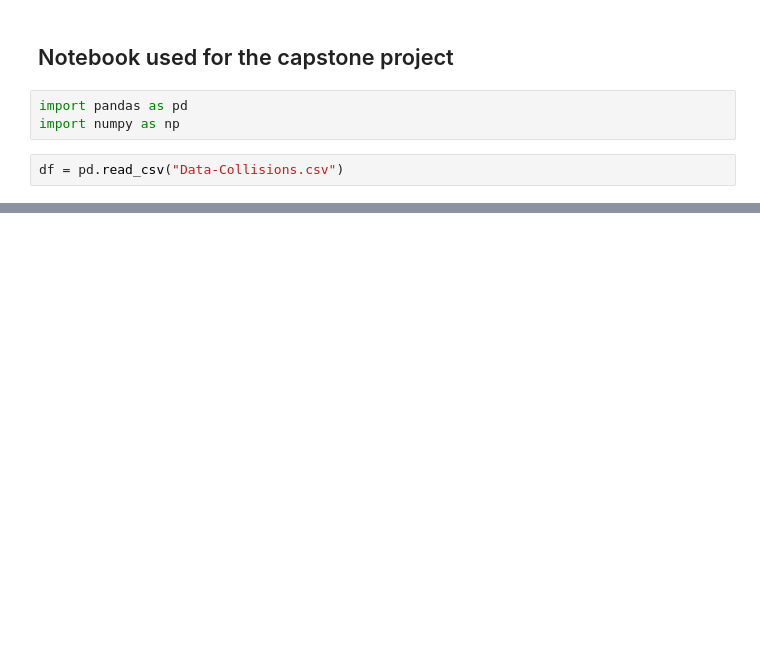
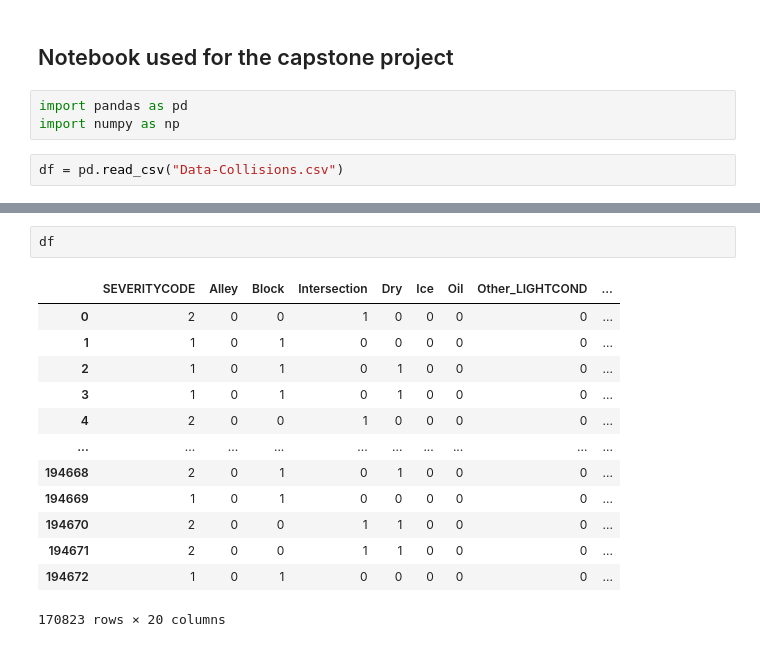
Before and after one commit to PanLas/Coursera_Capstone, a Jupyter notebook: A1.ipynb, the cells around one changed output, grey strips where cells are left out. Cells and saved outputs as stored; diff of their text form; blank space fills up the shorter version.

```diff
--- a/A1.ipynb
+++ b/A1.ipynb
@@ -49,0 +164,16 @@ df_ = df[["SEVERITYCODE", "ADDRTYPE", "COLLISIONTYPE", "INCDTTM",
+# %%
+df
+# %% [output]
+|  | SEVERITYCODE | Alley | Block | Intersection | Dry | Ice | Oil | Other_LIGHTCOND | ... |
+| 0 | 2 | 0 | 0 | 1 | 0 | 0 | 0 | 0 | ... |
+| 1 | 1 | 0 | 1 | 0 | 0 | 0 | 0 | 0 | ... |
+| 2 | 1 | 0 | 1 | 0 | 1 | 0 | 0 | 0 | ... |
+| 3 | 1 | 0 | 1 | 0 | 1 | 0 | 0 | 0 | ... |
+| 4 | 2 | 0 | 0 | 1 | 0 | 0 | 0 | 0 | ... |
+| ... | ... | ... | ... | ... | ... | ... | ... | ... | ... |
+| 194668 | 2 | 0 | 1 | 0 | 1 | 0 | 0 | 0 | ... |
+| 194669 | 1 | 0 | 1 | 0 | 0 | 0 | 0 | 0 | ... |
+| 194670 | 2 | 0 | 0 | 1 | 1 | 0 | 0 | 0 | ... |
+| 194671 | 2 | 0 | 0 | 1 | 1 | 0 | 0 | 0 | ... |
+| 194672 | 1 | 0 | 1 | 0 | 0 | 0 | 0 | 0 | ... |
+170823 rows × 20 columns
```
Also changed, not shown: parts of 21 cells of this notebook.
